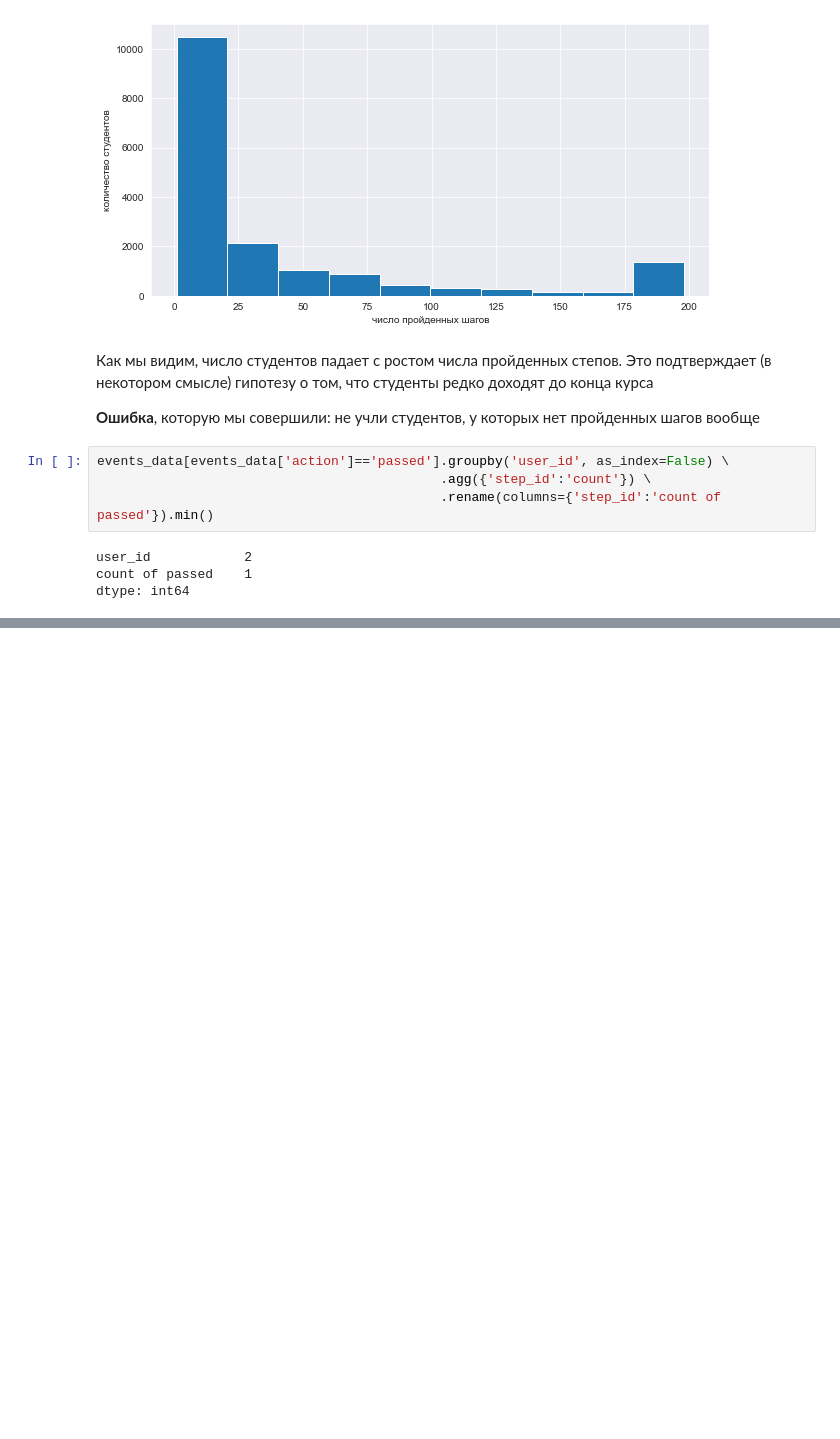
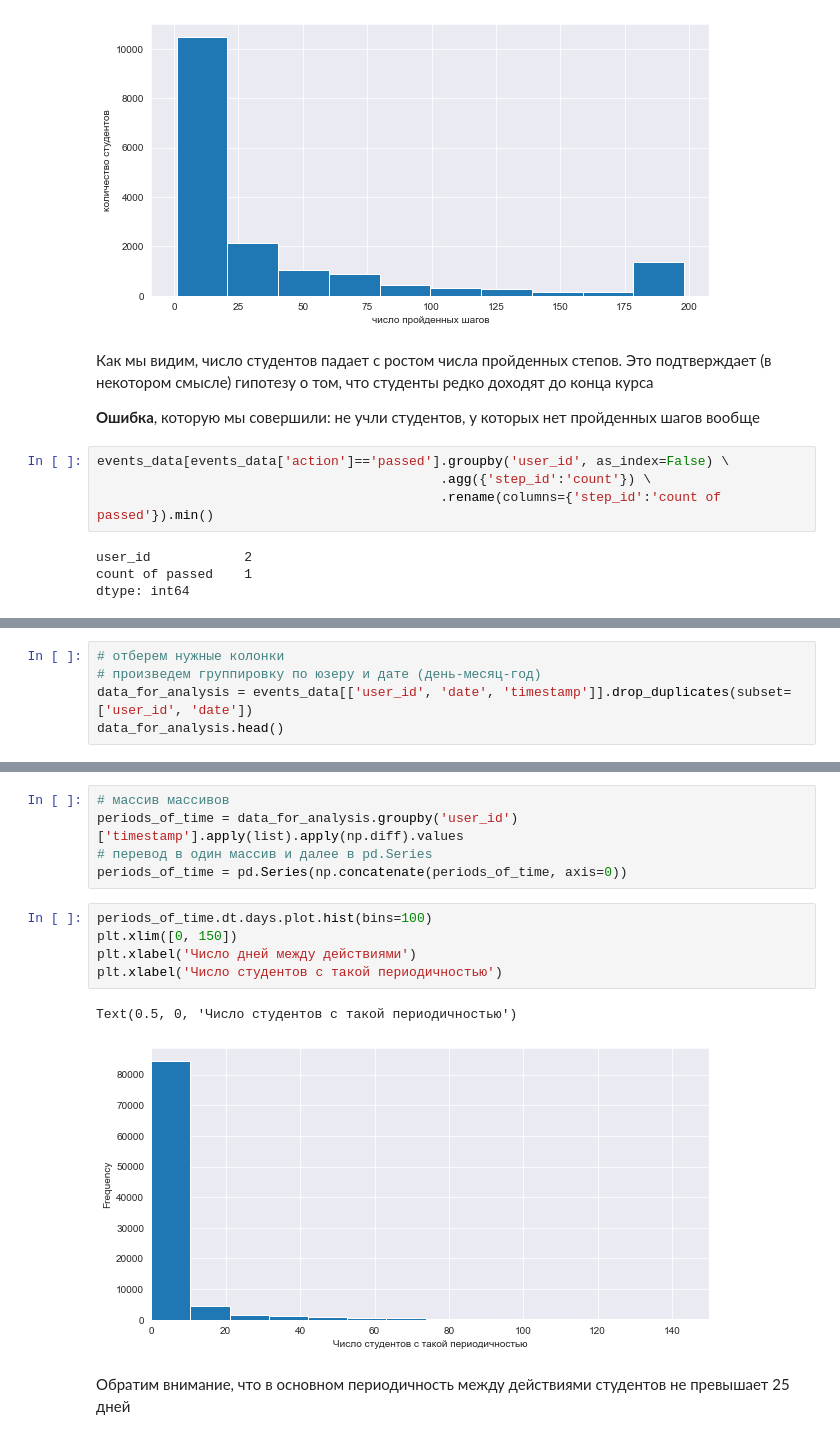
Before and after one commit to AnatolyAdamovich/learning, a Jupyter notebook: courses/Introduction in DS [A. Karpov]/ML contest/project.ipynb, the cells around one changed output, grey strips where cells are left out. Saved outputs shown, nothing was run; the diff lists cells and outputs as text; blank space fills up the shorter version.

```diff
--- a/courses/Introduction in DS [A. Karpov]/ML contest/project.ipynb
+++ b/courses/Introduction in DS [A. Karpov]/ML contest/project.ipynb
@@ -180,0 +234,5 @@ Text(0, 0.5, 'количество студентов')
+# %%
+# отберем нужные колонки
+# произведем группировку по юзеру и дате (день-месяц-год)
+data_for_analysis = events_data[['user_id', 'date', 'timestamp']].drop_duplicates(subset=['user_id', 'date'])
+data_for_analysis.head()
@@ -180,0 +268,15 @@ Text(0, 0.5, 'количество студентов')
+# %%
+# массив массивов
+periods_of_time = data_for_analysis.groupby('user_id')['timestamp'].apply(list).apply(np.diff).values
+# перевод в один массив и далее в pd.Series
+periods_of_time = pd.Series(np.concatenate(periods_of_time, axis=0))
+# %%
+periods_of_time.dt.days.plot.hist(bins=100)
+plt.xlim([0, 150])
+plt.xlabel('Число дней между действиями')
+plt.xlabel('Число студентов с такой периодичностью')
+# %% [output]
+Text(0.5, 0, 'Число студентов с такой периодичностью')
+[figure, added]
+# %% [markdown]
+Обратим внимание, что в основном периодичность между действиями студентов не превышает 25 дней
```
Also changed, not shown: parts of 42 cells of this notebook.
